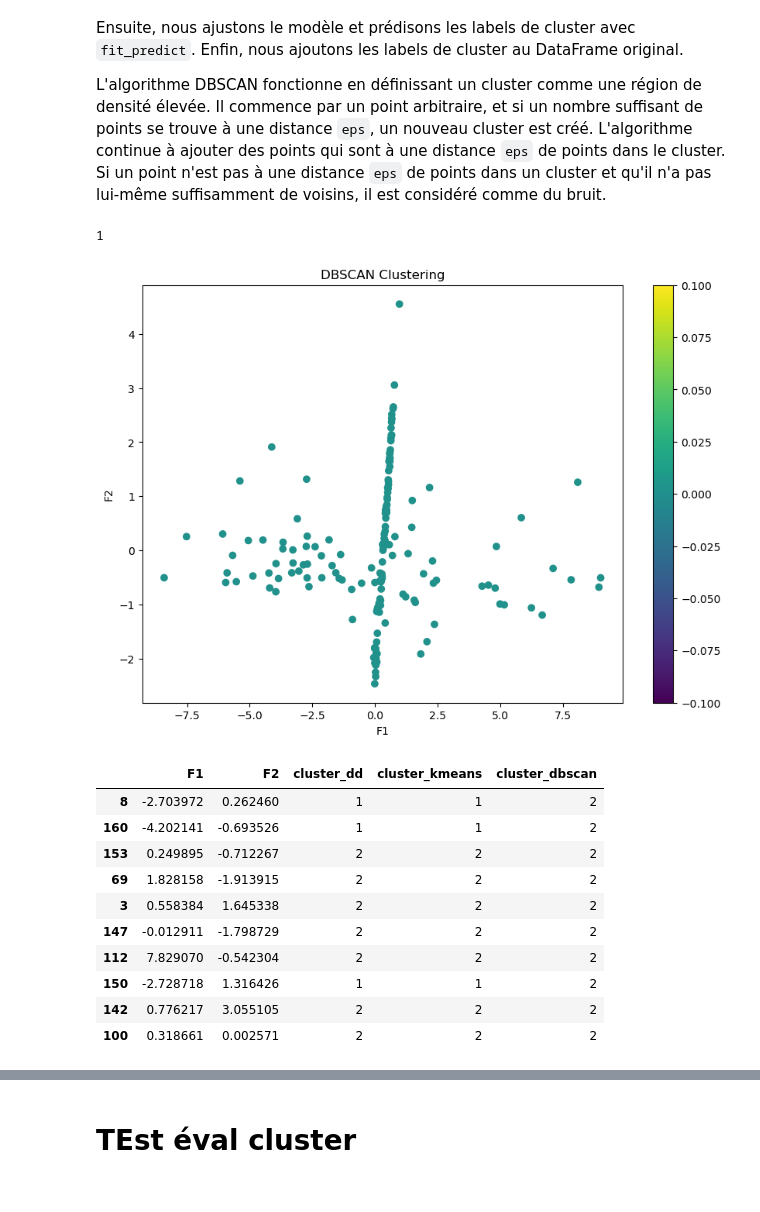
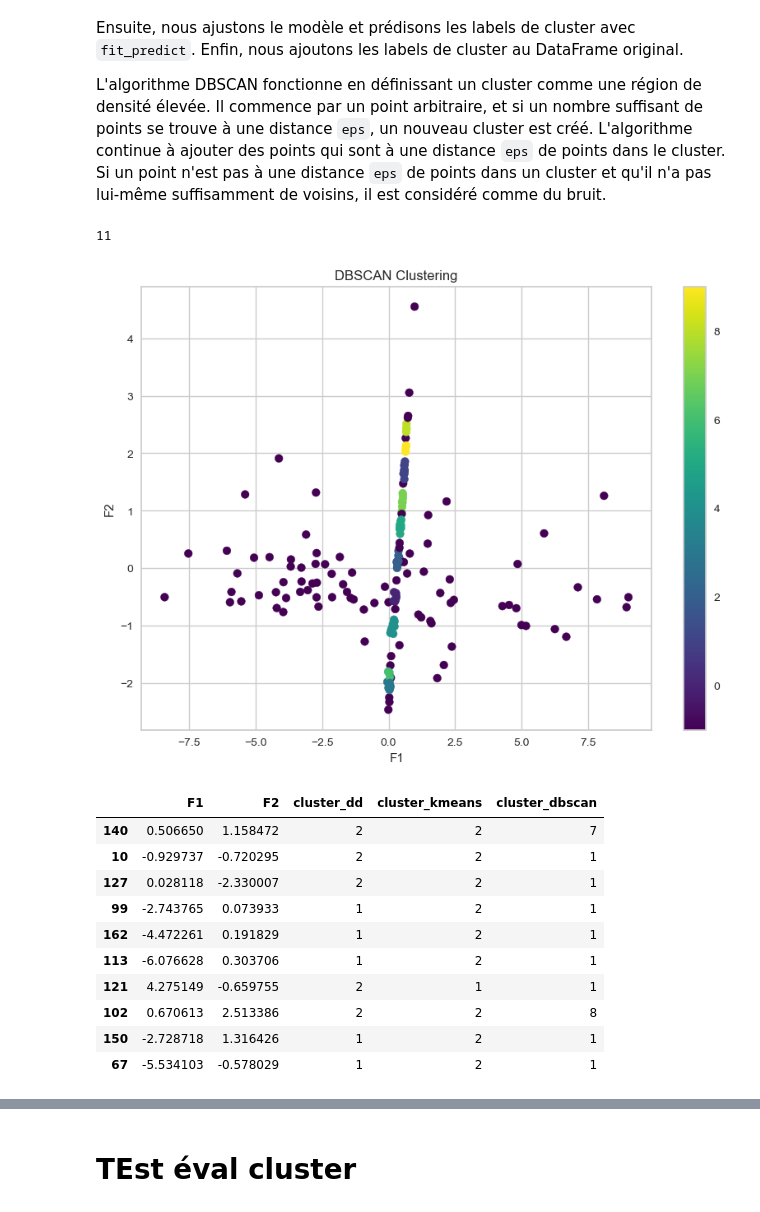
Before and after one commit to AntoineJBQ/Projet-9---Produisez-une--etude-de-marche--avec-Python, a Jupyter notebook: NOTEBOOK/clustering_visualisations.ipynb, the cells around one changed output, grey strips where cells are left out. Drawn from its saved outputs; the diff is of its cells as text; code cells hidden in the pictures.

```diff
--- a/NOTEBOOK/clustering_visualisations.ipynb
+++ b/NOTEBOOK/clustering_visualisations.ipynb
@@ -232,5 +232,5 @@ plt.show()
 # %%
 # Coupage du dendrogramme en 2 clusters
-clusters = fcluster(Z, 2, criterion='maxclust')
+clusters = fcluster(Z, 4, criterion='maxclust')
 clusters
 # %% [output]
@@ -341,7 +341,7 @@ Le nombre optimal de clusters est généralement celui qui donne le score de sil
 from sklearn.cluster import KMeans
 
 # Créer une instance de la classe KMeans avec 2 clusters
-kmeans = KMeans(n_clusters=2)
+kmeans = KMeans(n_clusters=3)
 
 # Entraîner le modèle KMeans sur les données numériques
 kmeans.fit(df_test)
@@ -488,46 +489,46 @@ L'algorithme DBSCAN fonctionne en définissant un cluster comme une région de d
 # %%
 from sklearn.cluster import DBSCAN
 
 # Préparation des données
 X = df_test.values
 
 # Création de l'objet DBSCAN
-dbscan = DBSCAN(eps=5, min_samples=20)
+dbscan = DBSCAN(eps=0.1, min_samples=4)
 
 # Fit et prédiction
 clusters = dbscan.fit_predict(X)
 
 # Ajout des labels de cluster au DataFrame
 df['cluster_dbscan'] = clusters
 unique = df['cluster_dbscan'].nunique()
 print(unique)
 # Création du graphique
 plt.figure(figsize=(10, 7))
 plt.scatter(df['F1'], df['F2'], c=df['cluster_dbscan'], cmap='viridis')
 
 plt.title('DBSCAN Clustering')
 plt.xlabel('F1')
 plt.ylabel('F2')
 plt.colorbar()
 plt.show()
 # %% [output]
-1
+11
-[figure, old version]
+[figure, new version]
 # %%
-df['cluster_dbscan'] = df['cluster_dbscan'].replace({-1: 1, 0: 2})
-df.sample(10)
+# df['cluster_dbscan'] = df['cluster_dbscan'].replace({-1: 1, 0: 2})
+# df.sample(10)
 # %% [output]
 |  | F1 | F2 | cluster_dd | cluster_kmeans | cluster_dbscan |
-| 8 | -2.703972 | 0.262460 | 1 | 1 | 2 |
-| 160 | -4.202141 | -0.693526 | 1 | 1 | 2 |
-| 153 | 0.249895 | -0.712267 | 2 | 2 | 2 |
-| 69 | 1.828158 | -1.913915 | 2 | 2 | 2 |
-| 3 | 0.558384 | 1.645338 | 2 | 2 | 2 |
-| 147 | -0.012911 | -1.798729 | 2 | 2 | 2 |
-| 112 | 7.829070 | -0.542304 | 2 | 2 | 2 |
-| 150 | -2.728718 | 1.316426 | 1 | 1 | 2 |
-| 142 | 0.776217 | 3.055105 | 2 | 2 | 2 |
-| 100 | 0.318661 | 0.002571 | 2 | 2 | 2 |
+| 140 | 0.506650 | 1.158472 | 2 | 2 | 7 |
+| 10 | -0.929737 | -0.720295 | 2 | 2 | 1 |
+| 127 | 0.028118 | -2.330007 | 2 | 2 | 1 |
+| 99 | -2.743765 | 0.073933 | 1 | 2 | 1 |
+| 162 | -4.472261 | 0.191829 | 1 | 2 | 1 |
+| 113 | -6.076628 | 0.303706 | 1 | 2 | 1 |
+| 121 | 4.275149 | -0.659755 | 2 | 1 | 1 |
+| 102 | 0.670613 | 2.513386 | 2 | 2 | 8 |
+| 150 | -2.728718 | 1.316426 | 1 | 2 | 1 |
+| 67 | -5.534103 | -0.578029 | 1 | 2 | 1 |
 # %%
 dbscan_labels = dbscan.labels_  # Liste des labels de cluster attribués par DBSCAN
 # %%
```
Also changed, not shown: parts of 32 cells of this notebook, 5 other files.
